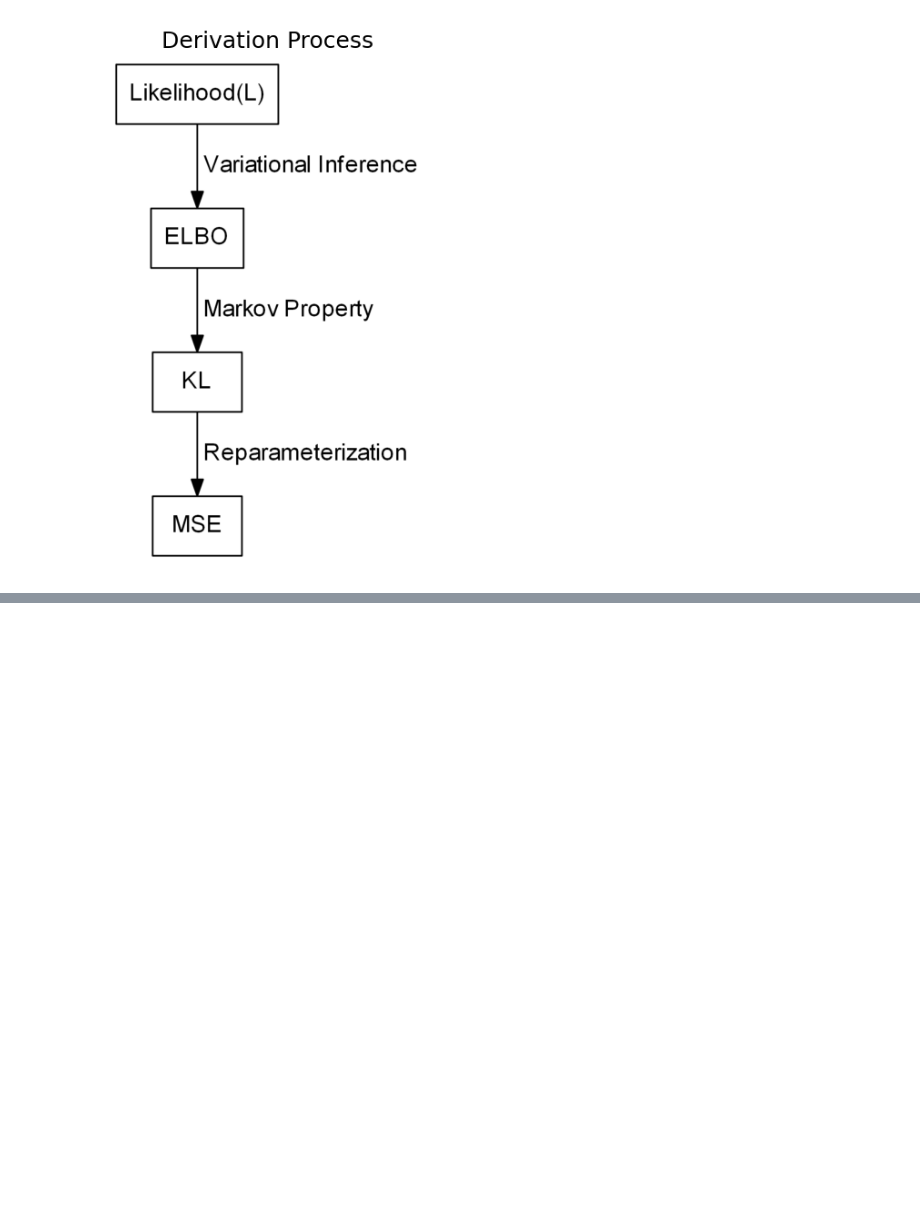
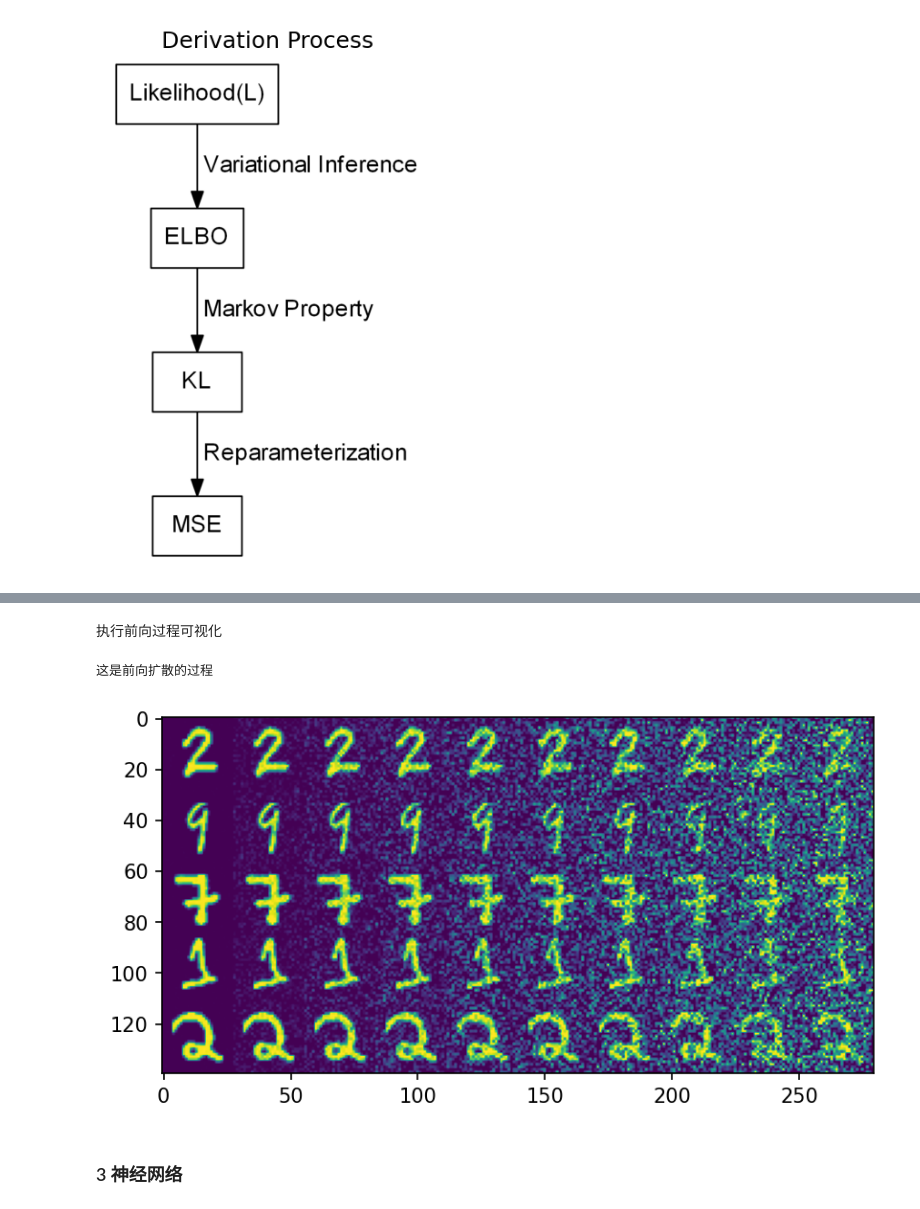
Before and after one commit to PeiyangFantasist/Learn-Notes-of-DL-and-CV, a Jupyter notebook: DDPM_LearnNote.ipynb, the cells around one changed output, grey strips where cells are left out. Cells and saved outputs as stored; diff of their text form; code cells hidden in the pictures; blank space fills up the shorter version.

```diff
--- a/DDPM_LearnNote.ipynb
+++ b/DDPM_LearnNote.ipynb
@@ -184,0 +227,11 @@ plt.show()
+# %%
+from torchvision.transforms import Compose,ToTensor,Lambda
+from torch.utils.data import DataLoader
+def get_dataloader(batch_size:int):
+    transform = Compose([ToTensor(),Lambda(lambda x: (x-0.5)*2)]) # 归一化 [0,1]->[-1,1] 这样更适合正态分布
+    dataset = torchvision.datasets.MNIST(root='./data/mnist',
+                                         transform=transform)
+    return DataLoader(dataset, batch_size=batch_size, shuffle=True)
+
+def get_img_shape():
+    return (1, 28, 28)
@@ -184,0 +315,37 @@ plt.show()
+# %% [markdown]
+执行前向过程可视化
+# %%
+import cv2
+import einops
+import numpy as np
+
+def visualize_forward():
+    n_steps = 100
+    device = 'cuda'
+    dataloader = get_dataloader(5)
+    x, _ = next(iter(dataloader))
+    x = x.to(device)
+
+    ddpm = DDPM(device, n_steps)
+    xts = []
+    percents = torch.linspace(0, 0.99, 10)
+    for percent in percents:
+        t = torch.tensor([int(n_steps * percent)])
+        t = t.unsqueeze(1)
+        x_t = ddpm.sample_forward(x, t)
+        xts.append(x_t)
+    res = torch.stack(xts, 0)
+    res = einops.rearrange(res, 'n1 n2 c h w -> (n2 h) (n1 w) c')
+    res = (res.clip(-1, 1) + 1) / 2 * 255
+    res = res.cpu().numpy().astype(np.uint8)
+
+    cv2.imwrite('diffusion_forward.jpg', res)
+    plt.imshow(res)
+    print("这是前向扩散的过程")
+
+visualize_forward()
+# %% [output]
+这是前向扩散的过程
+[figure, added]
+# %% [markdown]
+### 3 神经网络
```
Also changed, not shown: parts of 28 cells of this notebook.
